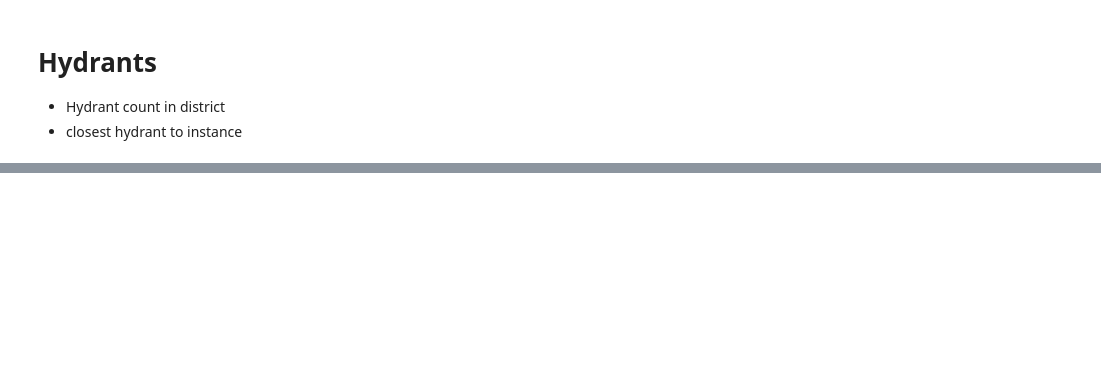
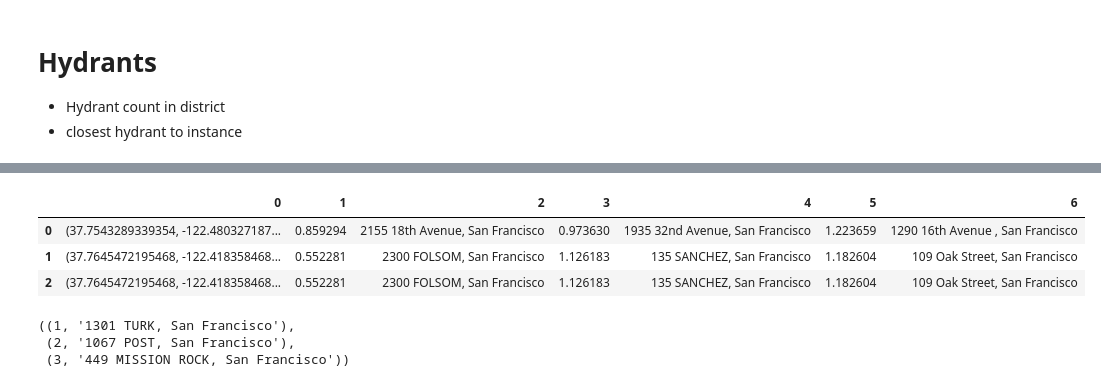
Before and after one commit to sfbrigade/datasci-firerisk, a Jupyter notebook: nearest_fire_station/DistanceFromFireStation.ipynb, the cells around one changed output, grey strips where cells are left out. Saved outputs shown, nothing was run; the diff lists cells and outputs as text; code cells hidden in the pictures; blank space fills up the shorter version.

```diff
--- a/nearest_fire_station/DistanceFromFireStation.ipynb
+++ b/nearest_fire_station/DistanceFromFireStation.ipynb
@@ -244,0 +305,32 @@ df.to_csv(os.path.join(DATA_URL, NEW_FILE_NAME))
+# %%
+def hav_all_3(row):
+    pos1 = literal_eval(row) # make sure the entry is a well formed tuple
+    first = second = third = 12742.0
+    first_add = second_add = third_add = ""
+    for fire_station in google_address_dict:
+        distance = haversine(pos1, google_address_dict[fire_station])
+        if distance < first:
+            third = second
+            third_add = second_add
+            second = first
+            second_add = first_add
+            first = distance
+            first_add = fire_station
+        elif distance < second and distance != first:
+            third = second
+            third_add = second_add
+            second = distance
+            second_add = fire_station
+        elif distance < third and distance != second:
+            third = distance
+            third_add = fire_station
+    return pd.Series([row, first, first_add, second, second_add, third, third_add])
+# %%
+df2 = df.copy()
+# %%
+df2["Location_y"][:3].apply(hav_all_3)
+# %% [output]
+|  | 0 | 1 | 2 | 3 | 4 | 5 | 6 |
+| 0 | (37.7543289339354, -122.480327187... | 0.859294 | 2155 18th Avenue, San Francisco | 0.973630 | 1935 32nd Avenue, San Francisco | 1.223659 | 1290 16th Avenue , San Francisco |
+| 1 | (37.7645472195468, -122.418358468... | 0.552281 | 2300 FOLSOM, San Francisco | 1.126183 | 135 SANCHEZ, San Francisco | 1.182604 | 109 Oak Street, San Francisco |
+| 2 | (37.7645472195468, -122.418358468... | 0.552281 | 2300 FOLSOM, San Francisco | 1.126183 | 135 SANCHEZ, San Francisco | 1.182604 | 109 Oak Street, San Francisco |
@@ -244,0 +359,6 @@ df.to_csv(os.path.join(DATA_URL, NEW_FILE_NAME))
+# %%
+get_smallest_3(test, address)
+# %% [output]
+((1, '1301 TURK, San Francisco'),
+ (2, '1067 POST, San Francisco'),
+ (3, '449 MISSION ROCK, San Francisco'))
```
Also changed, not shown: parts of 16 cells of this notebook.
